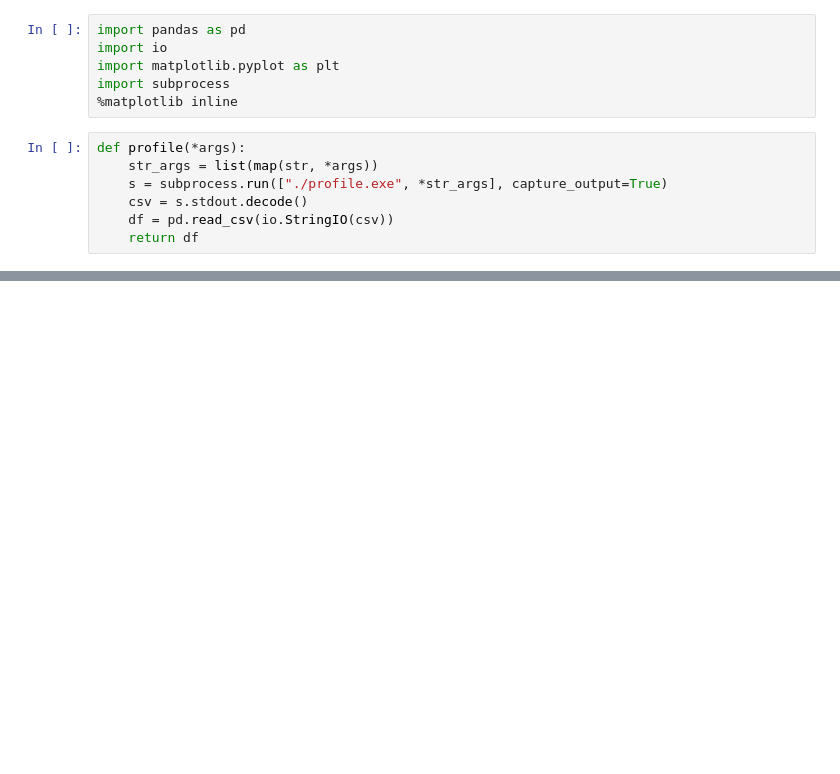
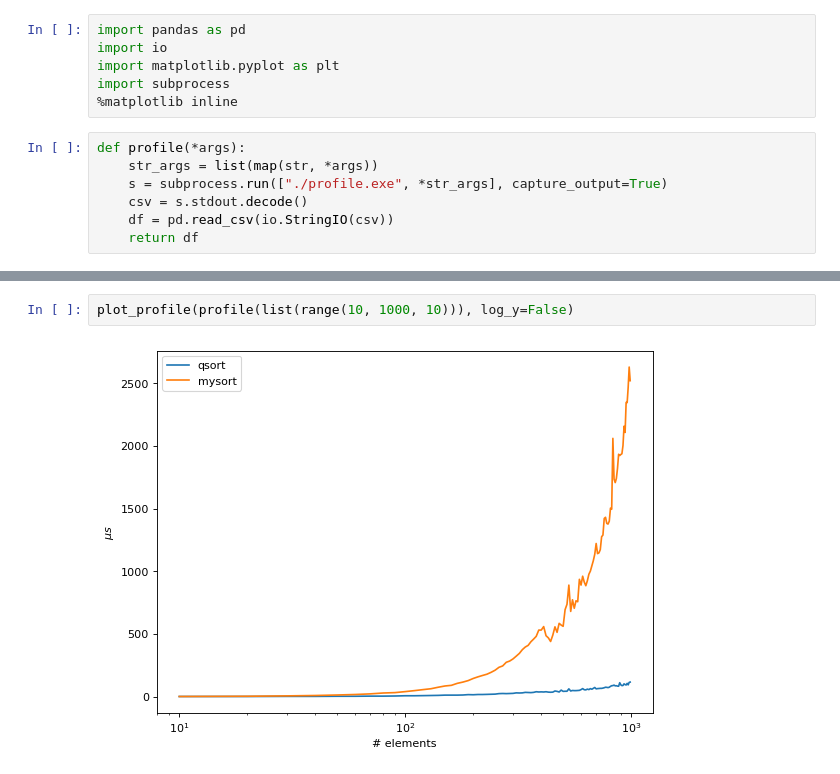
Before and after one commit to awarebayes/cprog, a Jupyter notebook: lab_07_01_02/EDA.ipynb, the cells around one changed output, grey strips where cells are left out. Saved outputs shown, nothing was run; the diff lists cells and outputs as text; blank space fills up the shorter version.

```diff
--- a/lab_07_01_02/EDA.ipynb
+++ b/lab_07_01_02/EDA.ipynb
@@ -46,0 +46,4 @@ plot_profile(profile(list(range(100))), log=False)
+# %%
+plot_profile(profile(list(range(10, 1000, 10))), log_y=False)
+# %% [output]
+[figure, added]
```
Also changed, not shown: parts of 5 cells of this notebook, 6 other files.
